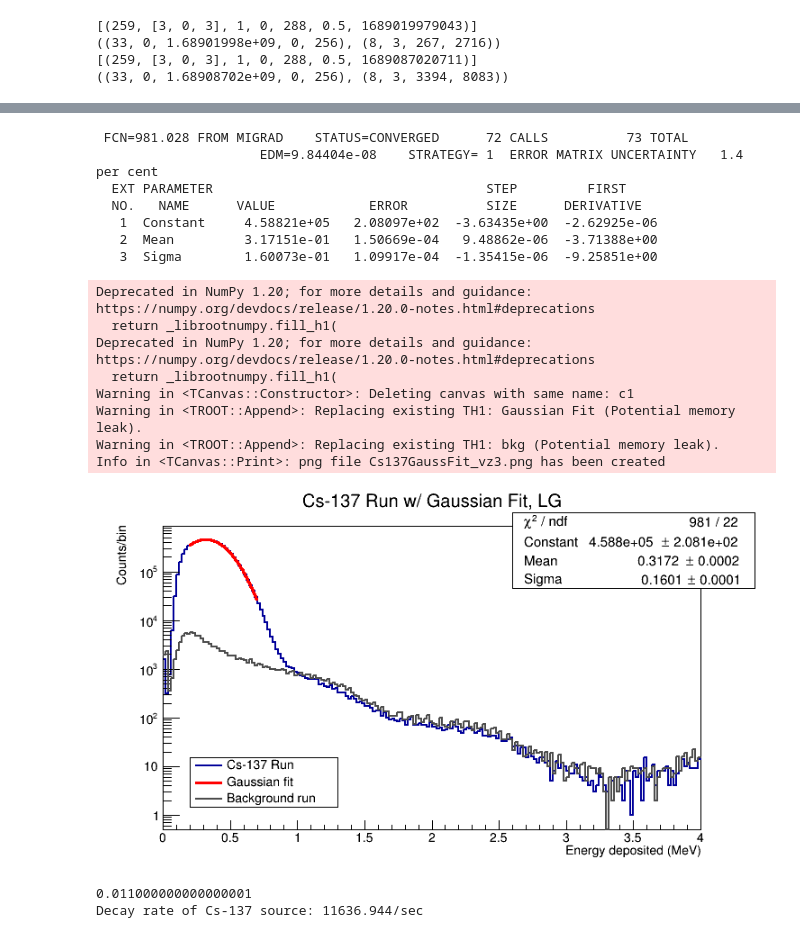
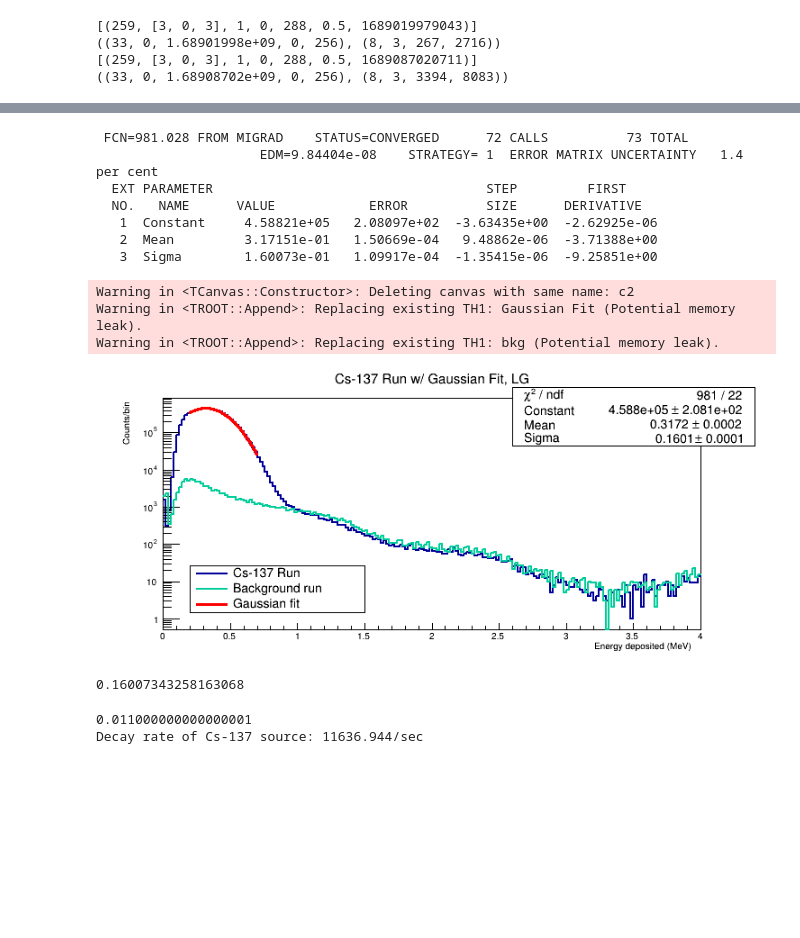
Before and after one commit to sgrobnik/SmearingProjectCUORE, a Jupyter notebook: Cs137_GaussFitting_ForResolution_Din_vz1.ipynb, the cells around one changed output, grey strips where cells are left out. Cells and saved outputs as stored; diff of their text form; code cells hidden in the pictures; blank space fills up the shorter version.

Commit message:
Changed linear smearing model as Samantha and Jorge suggested, added helper notebooks for importing and normalizing data, general cleaning up and more commenting.

```diff
--- a/Cs137_GaussFitting_ForResolution_Din_vz1.ipynb
+++ b/Cs137_GaussFitting_ForResolution_Din_vz1.ipynb
@@ -79,9 +53,9 @@ adc_mev_bkg2min = 575.4041720670236
 ### Load and read lab data from directory
 # %%
 # Import data files
-folder = "/home/dt592/data/"
+folder = "/data/"
 
-sourceFolder_Cs = folder + "Cs-173-SwirlyDin1-10min-20230710/" #Caesium data
+sourceFolder_Cs = folder + "CsSwirlyDin1_20230710/" #Caesium data
 sourceFolder_bkg = folder + "BkgSwirlyDin1_10min_20230711/" #Background data
 # sourceFolder_Eu = folder + "Eu-152-SwirlyDin1-2min-20230717/" #Europium data
 # sourceFolder_Co57 = folder + "Co-57-SwirlyDin1-2min-20230717/" #Co-57
@@ -158,6 +110,6 @@ plt.show()
 # %%
 # Turn cs_mev into a ROOT Histogram
-c1 = ROOT.TCanvas('c1','', 200, 10, 750, 450)
+c2 = ROOT.TCanvas('c2','', 750, 350)
 cs_hpx = ROOT.TH1D('Gaussian Fit', 'Cs-137 Run w/ Gaussian Fit, LG', 200, 0, 4)
 bkg_hpx = ROOT.TH1D('bkg', 'bkg', 200, 0, 4)
 fill_hist(cs_hpx, cs_mev)
@@ -172,47 +124,46 @@ gaussian.SetTitle("Gaussian Fit")
 # Draw the function
 cs_hpx.Draw()
 cs_hpx.GetXaxis().SetTitle("Energy deposited (MeV)")
 cs_hpx.GetYaxis().SetTitle("Counts/bin")
 ROOT.gPad.SetLogy()
-# ROOT.gPad.SetGrid()
+# ROOT.gPad.SetGridx()
 ROOT.gStyle.SetOptStat(0)
 cs_hpx.Fit("gaussian","R")
 # gaussian.SetLineWidth()
 gaussian.Draw("same")
 gaussian.SetLineWidth(3)
 ROOT.gStyle.SetOptFit()
 bkg_hpx.Draw("same")
 cs_hpx.SetLineWidth(2)
-# cs_hpx.SetLineColor(9)
+cs_hpx.SetLineColor(kBlue+2)
 
-bkg_hpx.SetLineColor(12)
+bkg_hpx.SetLineColor(kTeal-1)
 bkg_hpx.SetLineWidth(2)
 
-legend = ROOT.TLegend(0.14,0.16,0.36,0.29)
+legend = ROOT.TLegend(0.14,0.16,0.4,0.32)
 legend.AddEntry(cs_hpx,"Cs-137 Run","l")
+legend.AddEntry(bkg_hpx,"Background run","l")
 legend.AddEntry(gaussian,"Gaussian fit","l")
-legend.AddEntry(bkg_hpx,"Background run","l")
 legend.Draw()
 
-c1.Draw()
-# c1.SaveAs("Cs137GaussFit_vz3.png")
+c2.Draw()
+# c2.SaveAs("Cs137GaussFit_vz3.png")
 # %% [output]
  FCN=981.028 FROM MIGRAD    STATUS=CONVERGED      72 CALLS          73 TOTAL
                      EDM=9.84404e-08    STRATEGY= 1  ERROR MATRIX UNCERTAINTY   1.4 per cent
   EXT PARAMETER                                   STEP         FIRST
   NO.   NAME      VALUE            ERROR          SIZE      DERIVATIVE
    1  Constant     4.58821e+05   2.08097e+02  -3.63435e+00  -2.62925e-06
    2  Mean         3.17151e-01   1.50669e-04   9.48862e-06  -3.71388e+00
    3  Sigma        1.60073e-01   1.09917e-04  -1.35415e-06  -9.25851e+00
-Deprecated in NumPy 1.20; for more details and guidance: https://numpy.org/devdocs/release/1.20.0-notes.html#deprecations
-  return _librootnumpy.fill_h1(
-Deprecated in NumPy 1.20; for more details and guidance: https://numpy.org/devdocs/release/1.20.0-notes.html#deprecations
-  return _librootnumpy.fill_h1(
-Warning in <TCanvas::Constructor>: Deleting canvas with same name: c1
+Warning in <TCanvas::Constructor>: Deleting canvas with same name: c2
 Warning in <TROOT::Append>: Replacing existing TH1: Gaussian Fit (Potential memory leak).
 Warning in <TROOT::Append>: Replacing existing TH1: bkg (Potential memory leak).
-Info in <TCanvas::Print>: png file Cs137GaussFit_vz3.png has been created
-[figure, old version]
+[figure, new version]
+# %%
+gaussian.GetParameter('Sigma')
+# %% [output]
+0.16007343258163068
 # %%
 binWidth = cs_hpx.GetBinWidth(1)
 print(binWidth)
```
Also changed, not shown: parts of 6 cells of this notebook, 11 other files.
